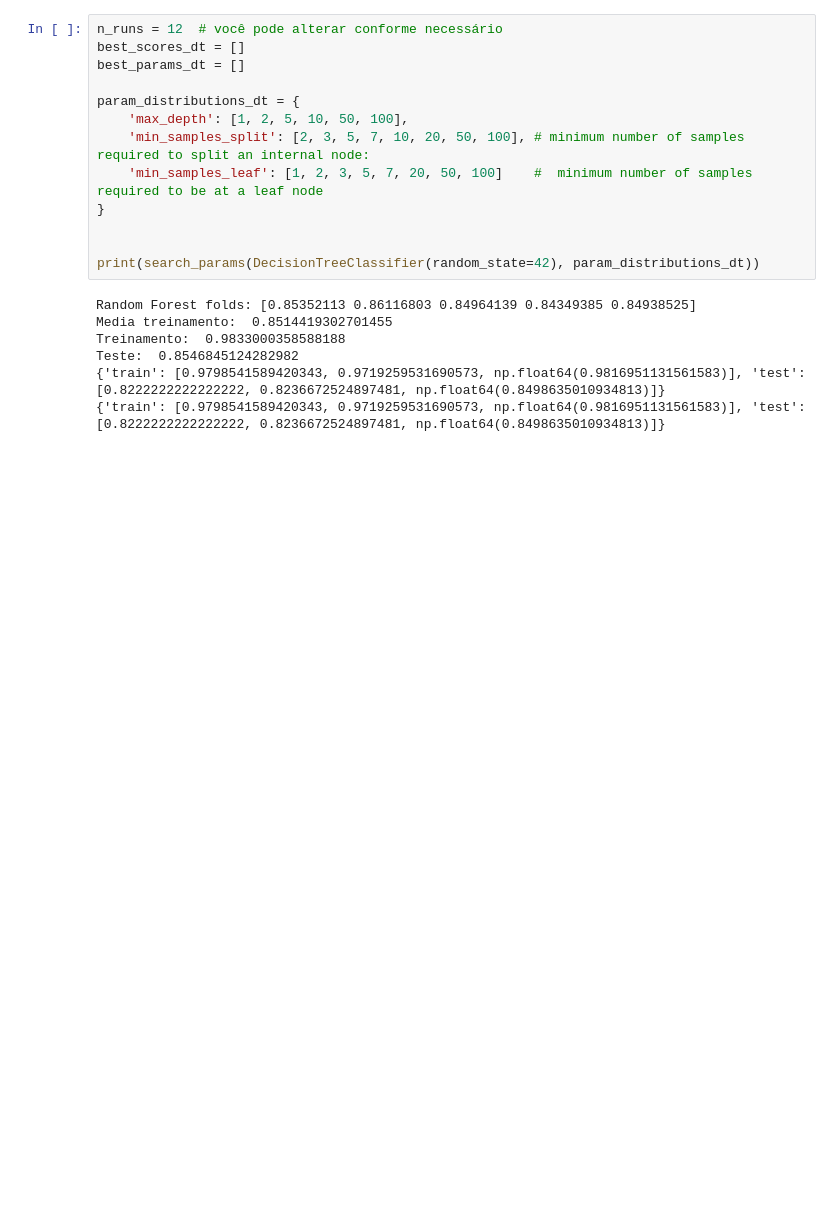
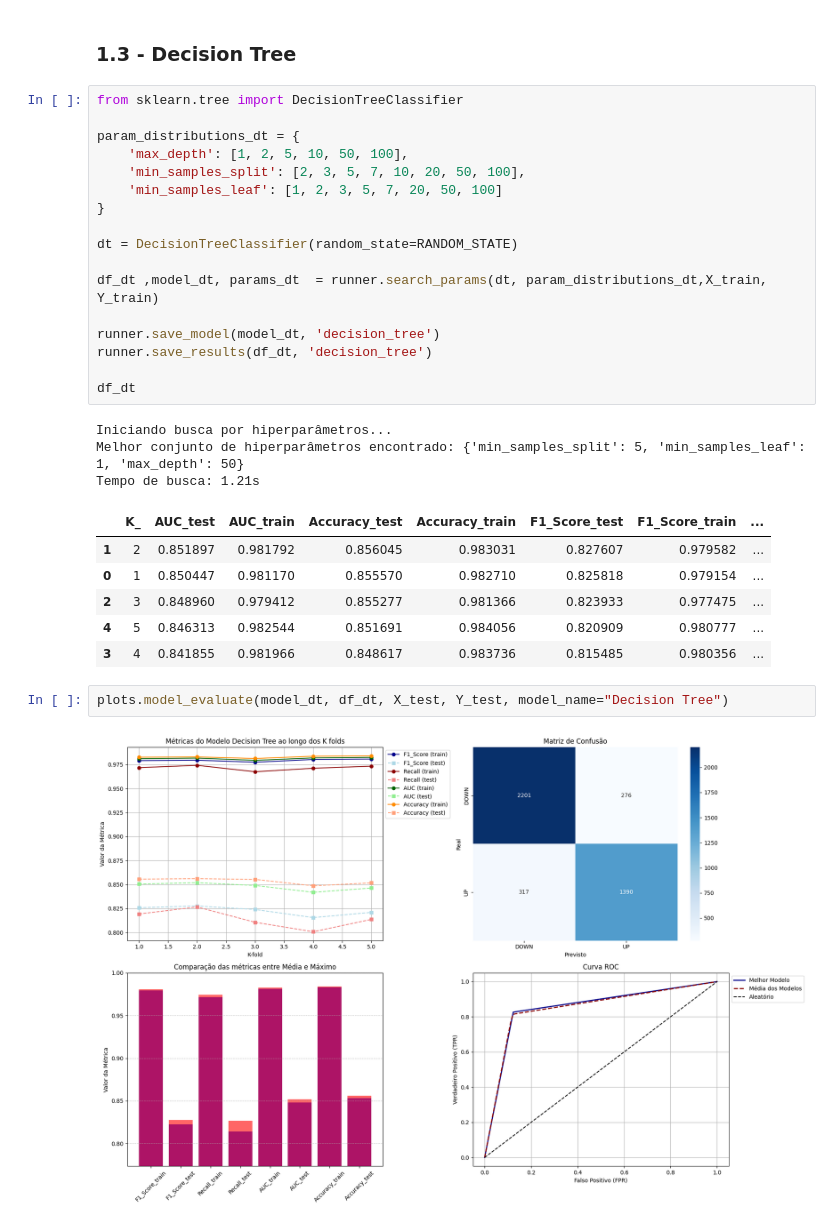
Before and after one commit to GuilhermeMaciel75/SI5-ELEC2, a Jupyter notebook: notebooks/04 - Variação paramétrica .ipynb, the cells around one changed output. Saved outputs shown, nothing was run; the diff lists cells and outputs as text; blank space fills up the shorter version.

```diff
--- a/notebooks/04 - Variação paramétrica .ipynb
+++ b/notebooks/04 - Variação paramétrica .ipynb
@@ -122,20 +117,33 @@ def search_params(model, params: dict) -> dict:
+# %% [markdown]
+### 1.3 - Decision Tree
 # %%
-n_runs = 12  # você pode alterar conforme necessário
-best_scores_dt = []
-best_params_dt = []
+from sklearn.tree import DecisionTreeClassifier
 
 param_distributions_dt = {
     'max_depth': [1, 2, 5, 10, 50, 100],
-    'min_samples_split': [2, 3, 5, 7, 10, 20, 50, 100], # minimum number of samples required to split an internal node:
-    'min_samples_leaf': [1, 2, 3, 5, 7, 20, 50, 100]    #  minimum number of samples required to be at a leaf node
+    'min_samples_split': [2, 3, 5, 7, 10, 20, 50, 100],
+    'min_samples_leaf': [1, 2, 3, 5, 7, 20, 50, 100]
 }
 
+dt = DecisionTreeClassifier(random_state=RANDOM_STATE)
 
-print(search_params(DecisionTreeClassifier(random_state=42), param_distributions_dt))
+df_dt ,model_dt, params_dt  = runner.search_params(dt, param_distributions_dt,X_train, Y_train)
+
+runner.save_model(model_dt, 'decision_tree')
+runner.save_results(df_dt, 'decision_tree')
+
+df_dt
 # %% [output]
-Random Forest folds: [0.85352113 0.86116803 0.84964139 0.84349385 0.84938525]
-Media treinamento:  0.8514419302701455
-Treinamento:  0.9833000358588188
-Teste:  0.8546845124282982
-{'train': [0.9798541589420343, 0.9719259531690573, np.float64(0.9816951131561583)], 'test': [0.8222222222222222, 0.8236672524897481, np.float64(0.8498635010934813)]}
-{'train': [0.9798541589420343, 0.9719259531690573, np.float64(0.9816951131561583)], 'test': [0.8222222222222222, 0.8236672524897481, np.float64(0.8498635010934813)]}
+Iniciando busca por hiperparâmetros...
+Melhor conjunto de hiperparâmetros encontrado: {'min_samples_split': 5, 'min_samples_leaf': 1, 'max_depth': 50}
+Tempo de busca: 1.21s
+|  | K_ | AUC_test | AUC_train | Accuracy_test | Accuracy_train | F1_Score_test | F1_Score_train | ... |
+| 1 | 2 | 0.851897 | 0.981792 | 0.856045 | 0.983031 | 0.827607 | 0.979582 | ... |
+| 0 | 1 | 0.850447 | 0.981170 | 0.855570 | 0.982710 | 0.825818 | 0.979154 | ... |
+| 2 | 3 | 0.848960 | 0.979412 | 0.855277 | 0.981366 | 0.823933 | 0.977475 | ... |
+| 4 | 5 | 0.846313 | 0.982544 | 0.851691 | 0.984056 | 0.820909 | 0.980777 | ... |
+| 3 | 4 | 0.841855 | 0.981966 | 0.848617 | 0.983736 | 0.815485 | 0.980356 | ... |
+# %%
+plots.model_evaluate(model_dt, df_dt, X_test, Y_test, model_name="Decision Tree")
+# %% [output]
+[figure, added]
```
Also changed, not shown: parts of 20 cells of this notebook, 8 other files.
